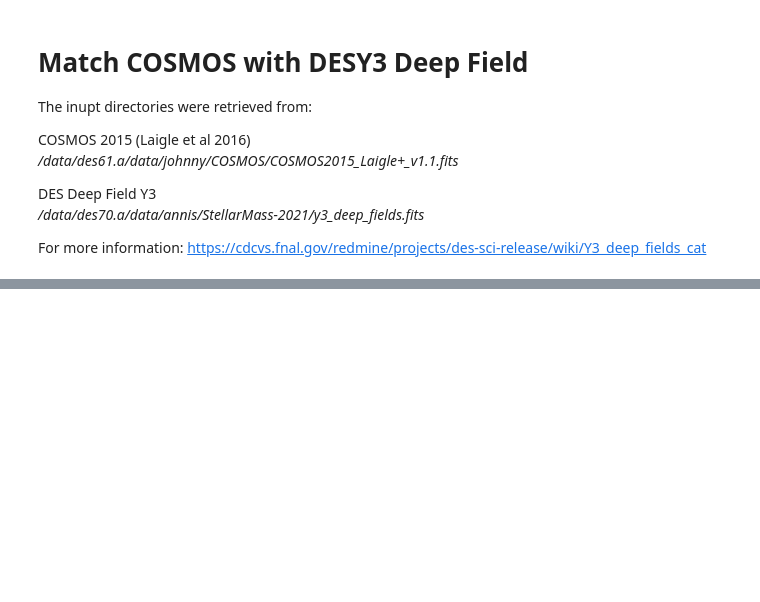
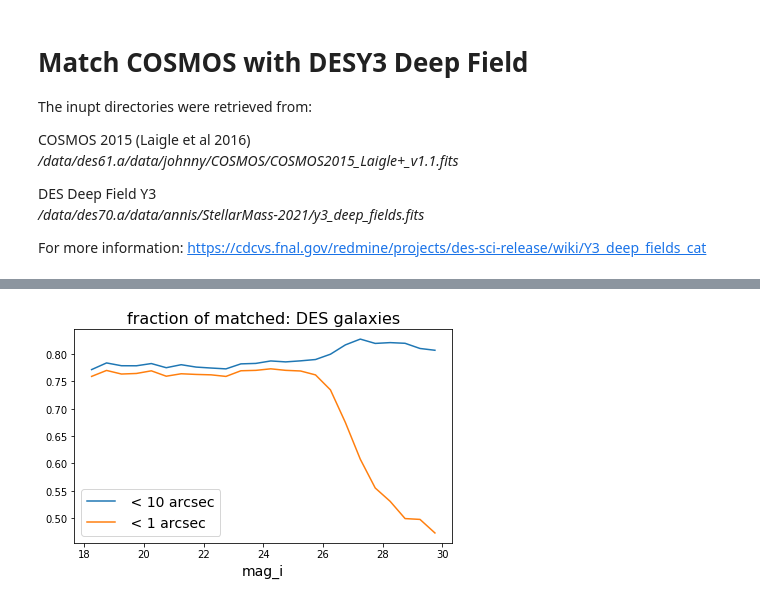
Before and after one commit to estevesjh/bmaCOSMOS, a Jupyter notebook: notebooks/0.match_COSMOxDESY3_DeepField.ipynb, the cells around one changed output, grey strips where cells are left out. Saved outputs shown, nothing was run; the diff lists cells and outputs as text; code cells hidden in the pictures; blank space fills up the shorter version.

```diff
--- a/notebooks/0.match_COSMOxDESY3_DeepField.ipynb
+++ b/notebooks/0.match_COSMOxDESY3_DeepField.ipynb
@@ -23,0 +253,22 @@ import matplotlib.pyplot as plt
+# %%
+mag = np.array(des['MAG_I'])
+# %%
+dm     = 1./2
+mbins  = np.arange(18,30+dm,dm)
+keys,mb= makeBins(mag,mbins)
+# %%
+def compute_fraction_matched(mask,indices):
+    return 1.*np.count_nonzero(mask[indices])/len(indices)
+# %%
+fm0 = [compute_fraction_matched(des['COSMO'],idx) for idx in keys]
+fm1 = [compute_fraction_matched(des['COSMO_1arcsec'],idx) for idx in keys]
+# %%
+plt.plot(mb,fm0,label=' < 10 arcsec')
+plt.plot(mb,fm1,label=' < 1 arcsec')
+plt.legend(fontsize=14)
+plt.xlabel('mag_i',fontsize=14)
+plt.title('fraction of matched: DES galaxies',fontsize=16)
+plt.tight_layout()
+plt.savefig(path+'matched_frac_des_gals.png')
+# %% [output]
+[figure, added]
```
Also changed, not shown: parts of 39 cells of this notebook, 3 other files.
